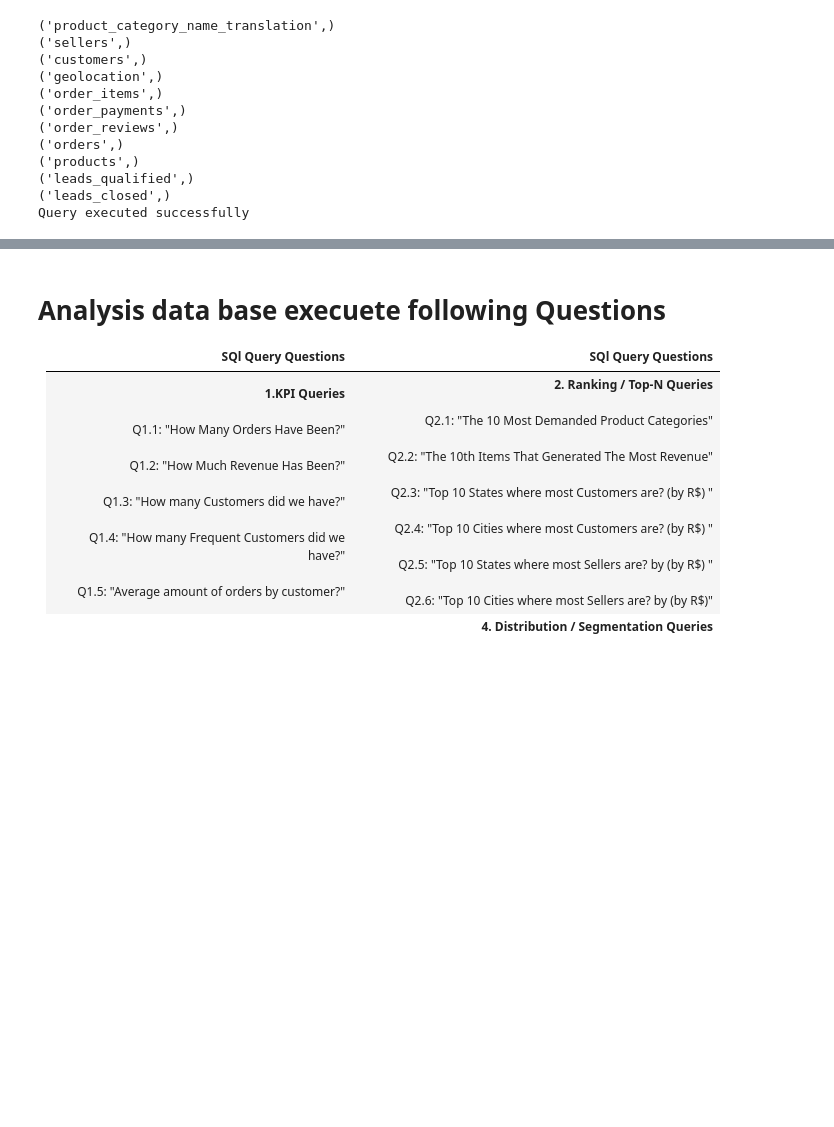
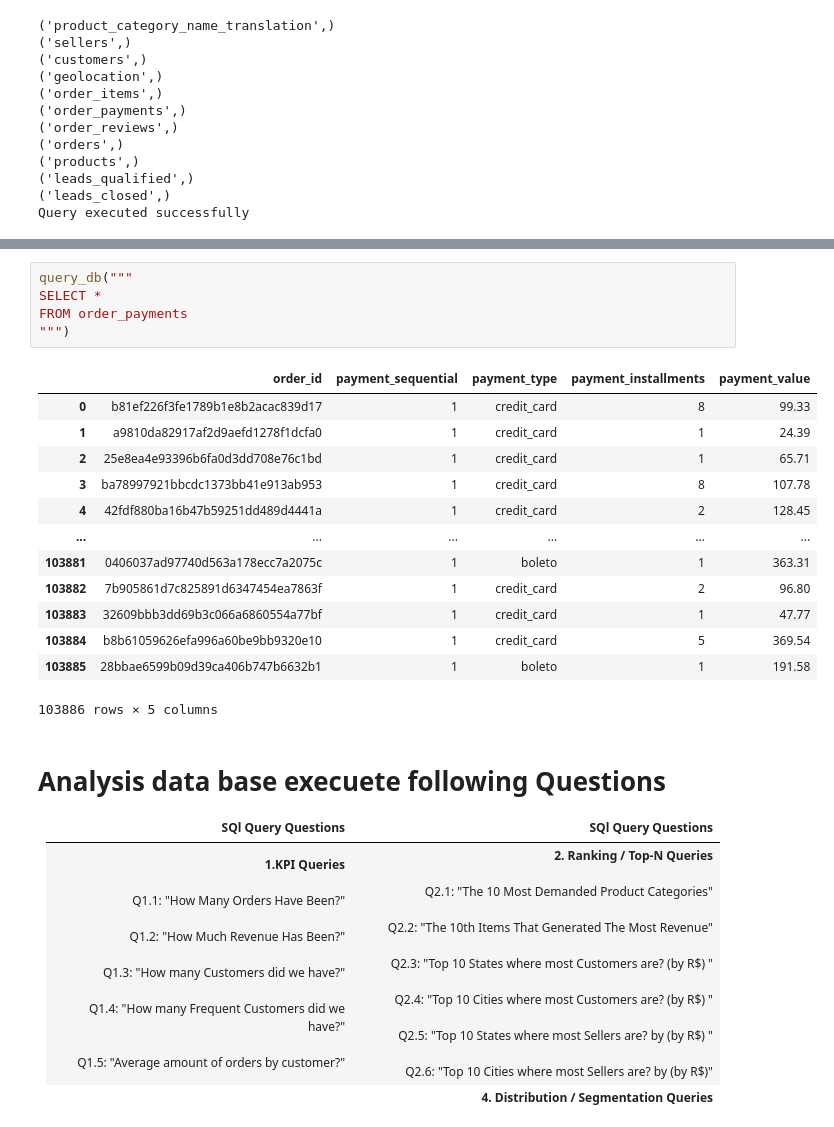
Before and after one commit to arun8nov/SQL_Practice, a Jupyter notebook: SQL_Practice.ipynb, the cells around one changed output, grey strips where cells are left out. Saved outputs shown, nothing was run; the diff lists cells and outputs as text; blank space fills up the shorter version.

```diff
--- a/SQL_Practice.ipynb
+++ b/SQL_Practice.ipynb
@@ -157,3 +228,22 @@ Query executed successfully
+# %%
+query_db("""
+SELECT *
+FROM order_payments
+""")
+# %% [output]
+|  | order_id | payment_sequential | payment_type | payment_installments | payment_value |
+| 0 | b81ef226f3fe1789b1e8b2acac839d17 | 1 | credit_card | 8 | 99.33 |
+| 1 | a9810da82917af2d9aefd1278f1dcfa0 | 1 | credit_card | 1 | 24.39 |
+| 2 | 25e8ea4e93396b6fa0d3dd708e76c1bd | 1 | credit_card | 1 | 65.71 |
+| 3 | ba78997921bbcdc1373bb41e913ab953 | 1 | credit_card | 8 | 107.78 |
+| 4 | 42fdf880ba16b47b59251dd489d4441a | 1 | credit_card | 2 | 128.45 |
+| ... | ... | ... | ... | ... | ... |
+| 103881 | 0406037ad97740d563a178ecc7a2075c | 1 | boleto | 1 | 363.31 |
+| 103882 | 7b905861d7c825891d6347454ea7863f | 1 | credit_card | 2 | 96.80 |
+| 103883 | 32609bbb3dd69b3c066a6860554a77bf | 1 | credit_card | 1 | 47.77 |
+| 103884 | b8b61059626efa996a60be9bb9320e10 | 1 | credit_card | 5 | 369.54 |
+| 103885 | 28bbae6599b09d39ca406b747b6632b1 | 1 | boleto | 1 | 191.58 |
+103886 rows × 5 columns
 # %% [markdown]
 # Analysis data base execuete following  Questions
 | SQl Query Questions  | SQl Query Questions |
```
Also changed, not shown: parts of 11 cells of this notebook.
